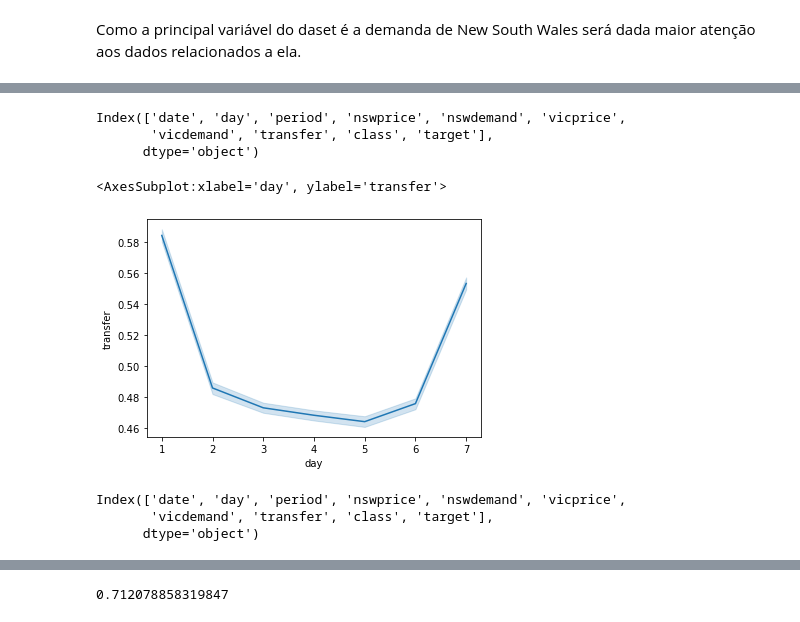
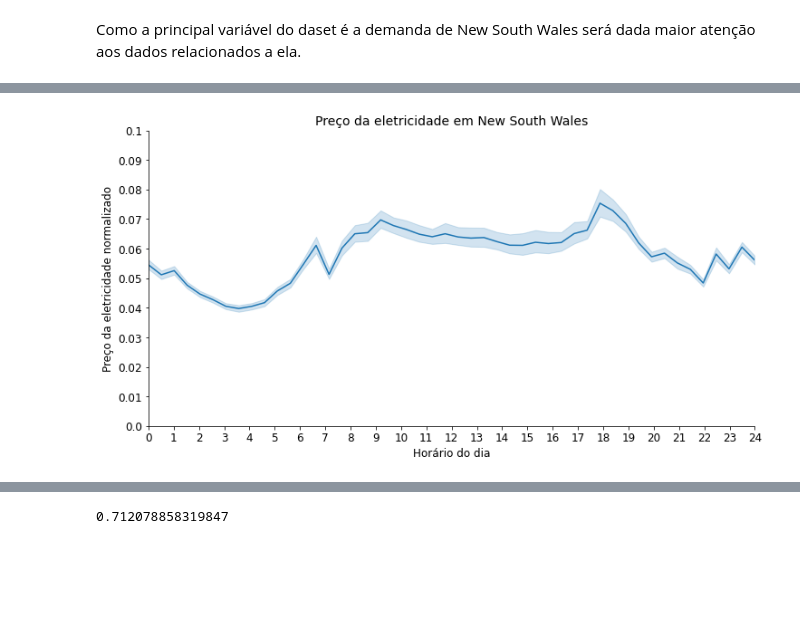
Before and after one commit to duartejr/case_ciencia_dados, a Jupyter notebook: case_ciencia_dados.ipynb, the cells around one changed output, grey strips where cells are left out. Drawn from its saved outputs; the diff is of its cells as text; code cells hidden in the pictures; blank space fills up the shorter version.

```diff
--- a/case_ciencia_dados.ipynb
+++ b/case_ciencia_dados.ipynb
@@ -187,17 +133,21 @@ sns.lineplot(data=df, x='period', y='vicdemand')
-# %%
-df.columns
-# %% [output]
-Index(['date', 'day', 'period', 'nswprice', 'nswdemand', 'vicprice',
-       'vicdemand', 'transfer', 'class', 'target'],
-      dtype='object')
-# %%
-sns.lineplot(data=df, x='day', y='transfer')
-# %% [output]
-<AxesSubplot:xlabel='day', ylabel='transfer'>
-[figure, removed]
-# %%
-df.columns
-# %% [output]
-Index(['date', 'day', 'period', 'nswprice', 'nswdemand', 'vicprice',
-       'vicdemand', 'transfer', 'class', 'target'],
-      dtype='object')
+# %%
+def grafico_linhas(y, title, ylabel, maxy=1.1, stepy=0.01):
+    fig, ax = plt.subplots(1, 1, figsize=(12, 6))
+    sns.lineplot(x=df['period']*24, y=y, ax=ax)
+    ax.set_title(title, fontsize=14)
+    ax.set_ylabel(ylabel, fontsize=12)
+    ax.set_xlabel('Horário do dia', fontsize=12)
+    ax.set_yticks(np.arange(0, maxy, stepy).round(2))
+    ax.set_yticklabels(np.arange(0, maxy, stepy).round(2), fontsize=12)
+    ax.set_xticks(np.arange(0, 25, 1))
+    ax.set_xticklabels(np.arange(0, 25, 1), fontsize=12)
+    ax.set_xlim(0, 24)
+    ax.spines[['top', 'right']].set_visible(False)
+    plt.show()
+
+titulo = 'Preço da eletricidade em New South Wales'
+ylabel = 'Preço da eletricidade normalizado'
+maxy = 0.11
+grafico_linhas(df['nswprice'], titulo, ylabel, maxy)
+# %% [output]
+[figure, added]
```
Also changed, not shown: parts of 15 cells of this notebook.
